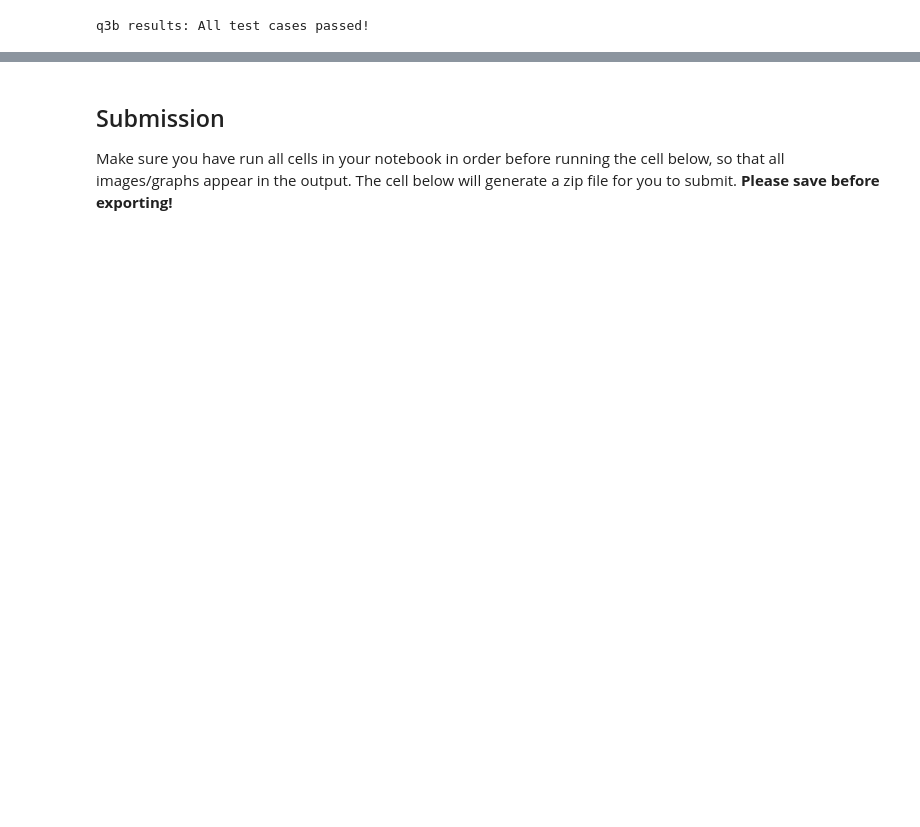
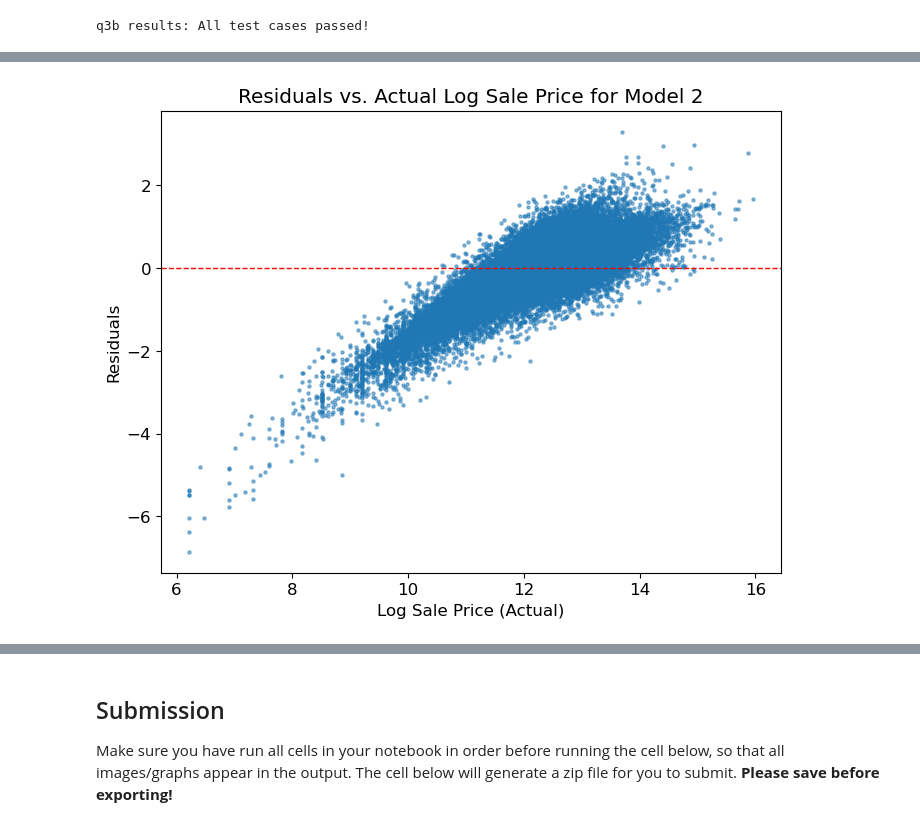
Before and after one commit to orekeeweee/housing-price-prediction, a Jupyter notebook: project-code.ipynb, the cells around one changed output, grey strips where cells are left out. Saved outputs shown, nothing was run; the diff lists cells and outputs as text; code cells hidden in the pictures; blank space fills up the shorter version.

```diff
--- a/project-code.ipynb
+++ b/project-code.ipynb
@@ -537,0 +407,14 @@ test_predictions = my_model.predict(extract_features(test))
+# %%
+# Run this cell to define feature_engine_pipe; no further action is needed.
+def feature_engine_pipe(data, pipeline_functions, prediction_col):
+    """Process the data for a guided model."""
+    for function, arguments, keyword_arguments in pipeline_functions:
+        if keyword_arguments and (not arguments):
+            data = data.pipe(function, **keyword_arguments)
+        elif (not keyword_arguments) and (arguments):
+            data = data.pipe(function, *arguments)
+        else:
+            data = data.pipe(function)
+    X = data.drop(columns=[prediction_col])
+    Y = data.loc[:, prediction_col]
+    return X, Y
@@ -942,0 +551,3 @@ If there are issues with automatically generating the PDF, you can try downloadi
+# %%
+linear_model_m1 = lm.LinearRegression(fit_intercept=True)
+linear_model_m2 = lm.LinearRegression(fit_intercept=True)
@@ -942,0 +563,12 @@ If there are issues with automatically generating the PDF, you can try downloadi
+# %%
+# Fit the 1st model
+linear_model_m1.fit(X_train_m1, Y_train_m1)
+# Compute the fitted and predicted values of Log Sale Price for 1st model
+Y_fitted_m1 = linear_model_m1.predict(X_train_m1)
+Y_predicted_m1 = linear_model_m1.predict(X_valid_m1)
+
+# Fit the 2nd model
+linear_model_m2.fit(X_train_m2, Y_train_m2)
+# Compute the fitted and predicted values of Log Sale Price for 2nd model
+Y_fitted_m2 = linear_model_m2.predict(X_train_m2)
+Y_predicted_m2 = linear_model_m2.predict(X_valid_m2)
@@ -942,0 +614,12 @@ If there are issues with automatically generating the PDF, you can try downloadi
+# %%
+residuals = Y_valid_m2 - Y_predicted_m2
+
+plt.figure(figsize=(8, 6))
+plt.scatter(Y_valid_m2, residuals, s=5, alpha=0.5)  # Set small size and lower opacity
+plt.axhline(0, color='red', linestyle='--', linewidth=1)  # Reference line for zero residual
+plt.xlabel("Log Sale Price (Actual)")
+plt.ylabel("Residuals")
+plt.title("Residuals vs. Actual Log Sale Price for Model 2")
+plt.show()
+# %% [output]
+[figure, added]
```
Also changed, not shown: parts of 182 cells of this notebook, 1 other file.
